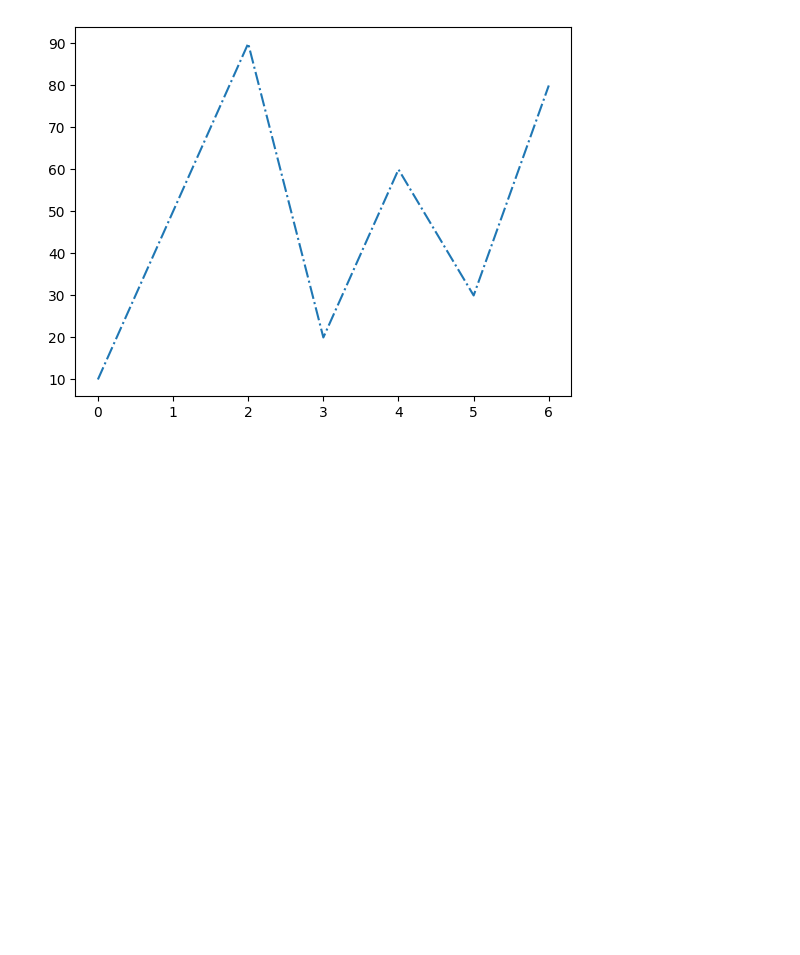
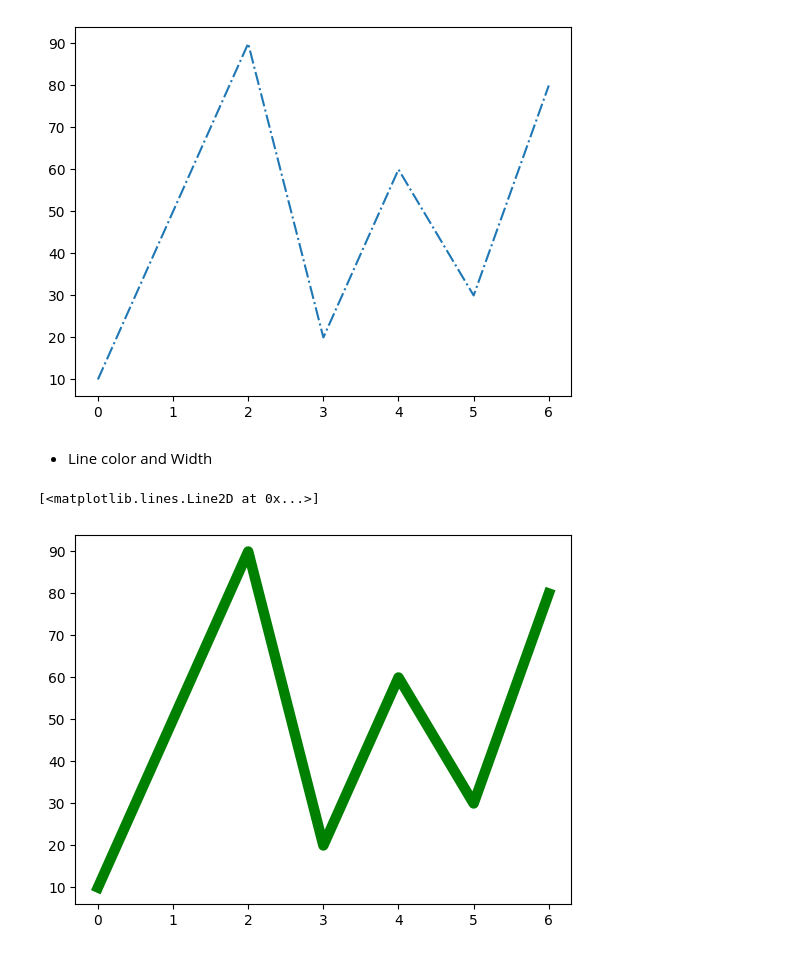
Before and after one commit to abidkk/Matplotlib-Python, a Jupyter notebook: plot2.ipynb, the cells around one changed output. Cells and saved outputs as stored; diff of their text form; code cells hidden in the pictures; blank space fills up the shorter version.

Commit message:
line color, width

```diff
--- a/plot2.ipynb
+++ b/plot2.ipynb
@@ -83,3 +83,10 @@ plt.plot(s, linestyle='dashdot')
 # %% [output]
 [<matplotlib.lines.Line2D at 0x...>]
 [figure]
+# %% [markdown]
+- Line color and Width
+# %%
+plt.plot(s, linewidth=7.5, color='green')
+# %% [output]
+[<matplotlib.lines.Line2D at 0x...>]
+[figure, added]
```
